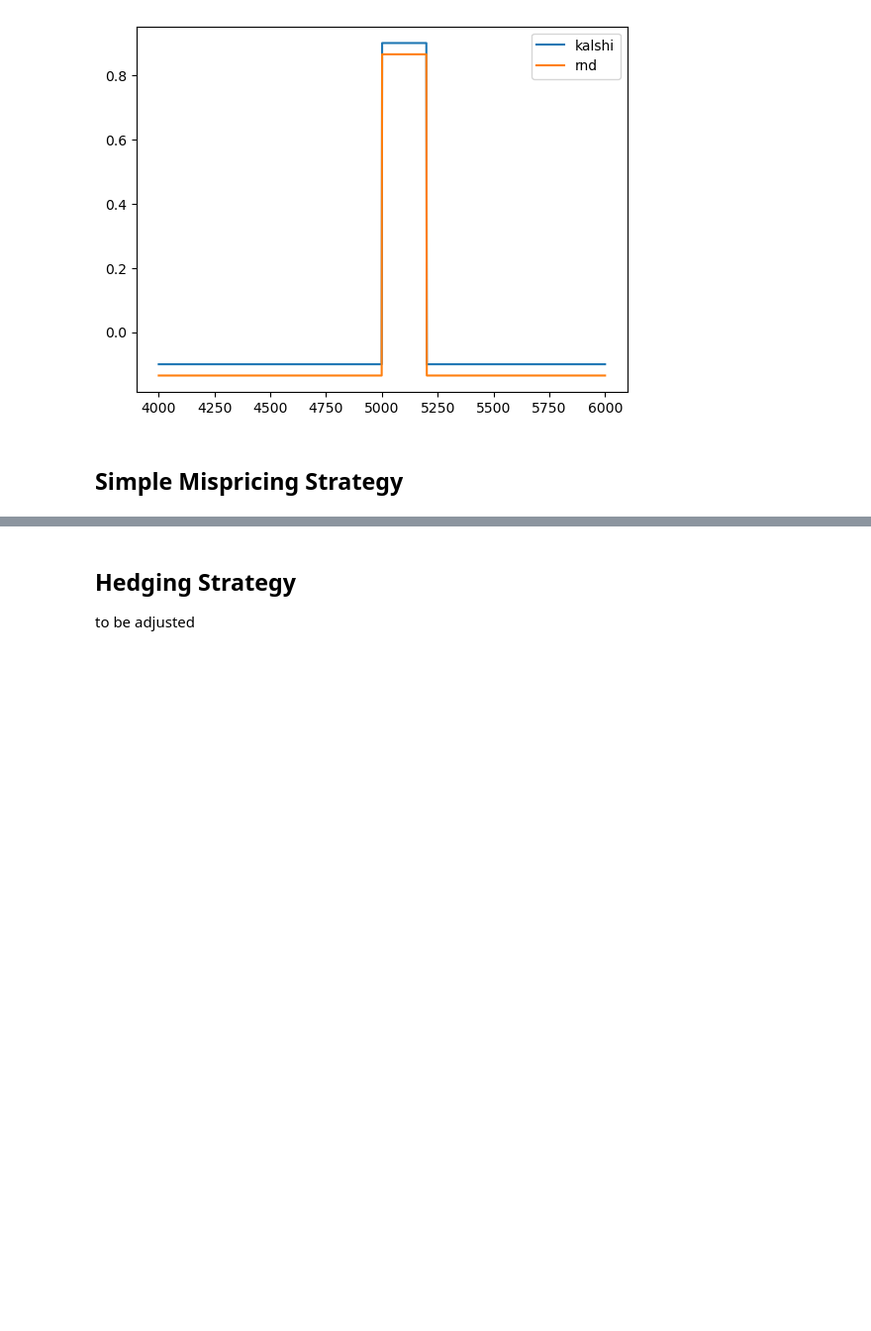
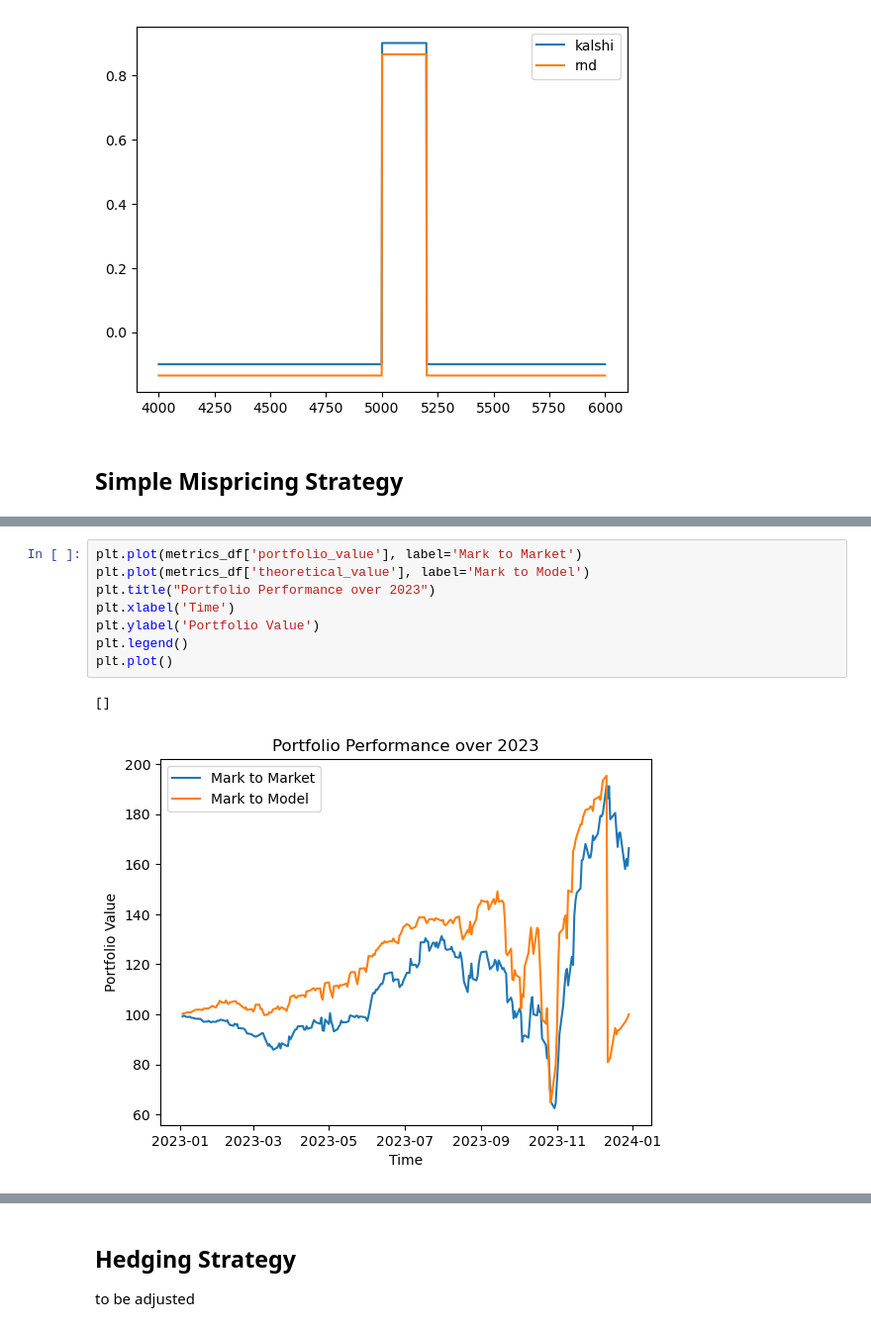
Before and after one commit to amoszczynski/kalshi-arb, a Jupyter notebook: strategy_test.ipynb, the cells around one changed output, grey strips where cells are left out. Shown: that part at 99% size. Drawn from its saved outputs; the diff is of its cells as text; blank space fills up the shorter version.

```diff
--- a/strategy_test.ipynb
+++ b/strategy_test.ipynb
@@ -300,0 +373,11 @@ pn
+# %%
+plt.plot(metrics_df['portfolio_value'], label='Mark to Market')
+plt.plot(metrics_df['theoretical_value'], label='Mark to Model')
+plt.title("Portfolio Performance over 2023")
+plt.xlabel('Time')
+plt.ylabel('Portfolio Value')
+plt.legend()
+plt.plot()
+# %% [output]
+[]
+[figure, added]
```
Also changed, not shown: parts of 14 cells of this notebook, 5 other files.
